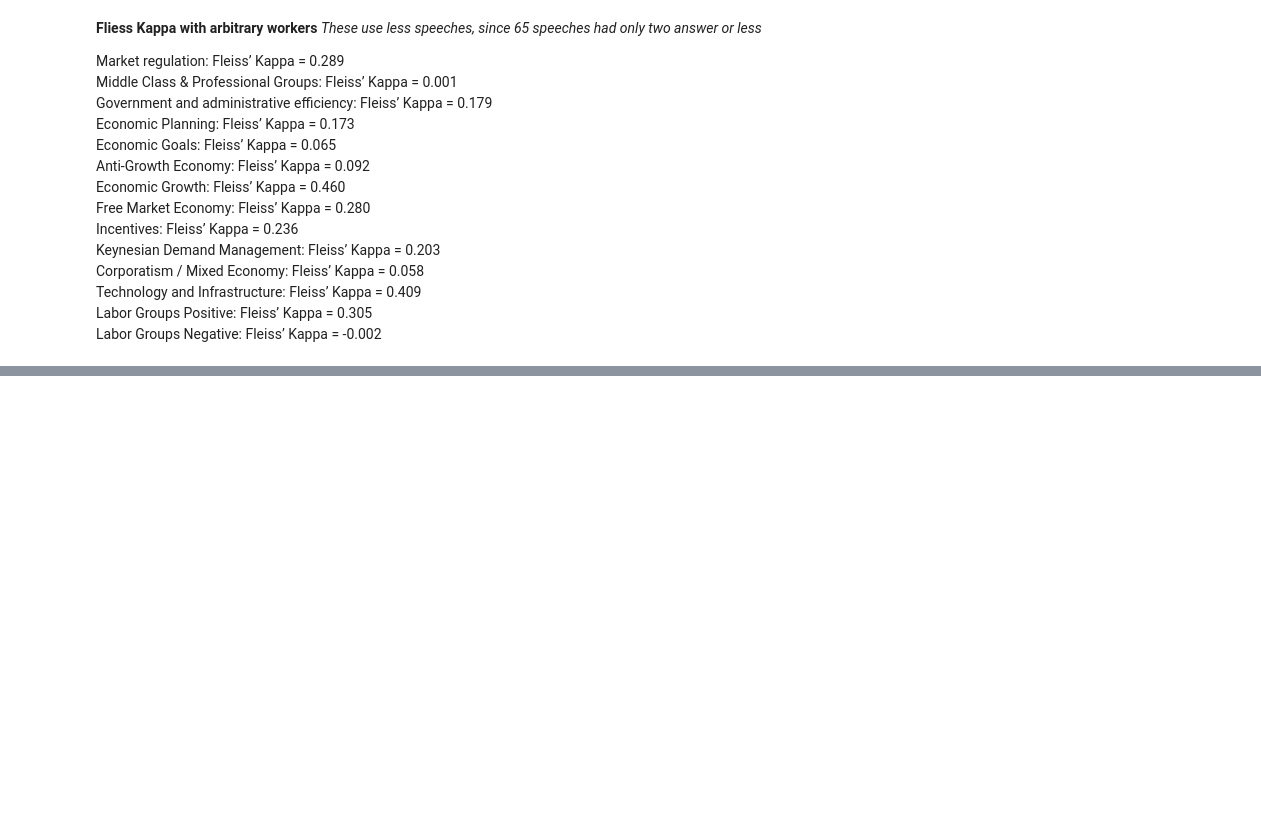
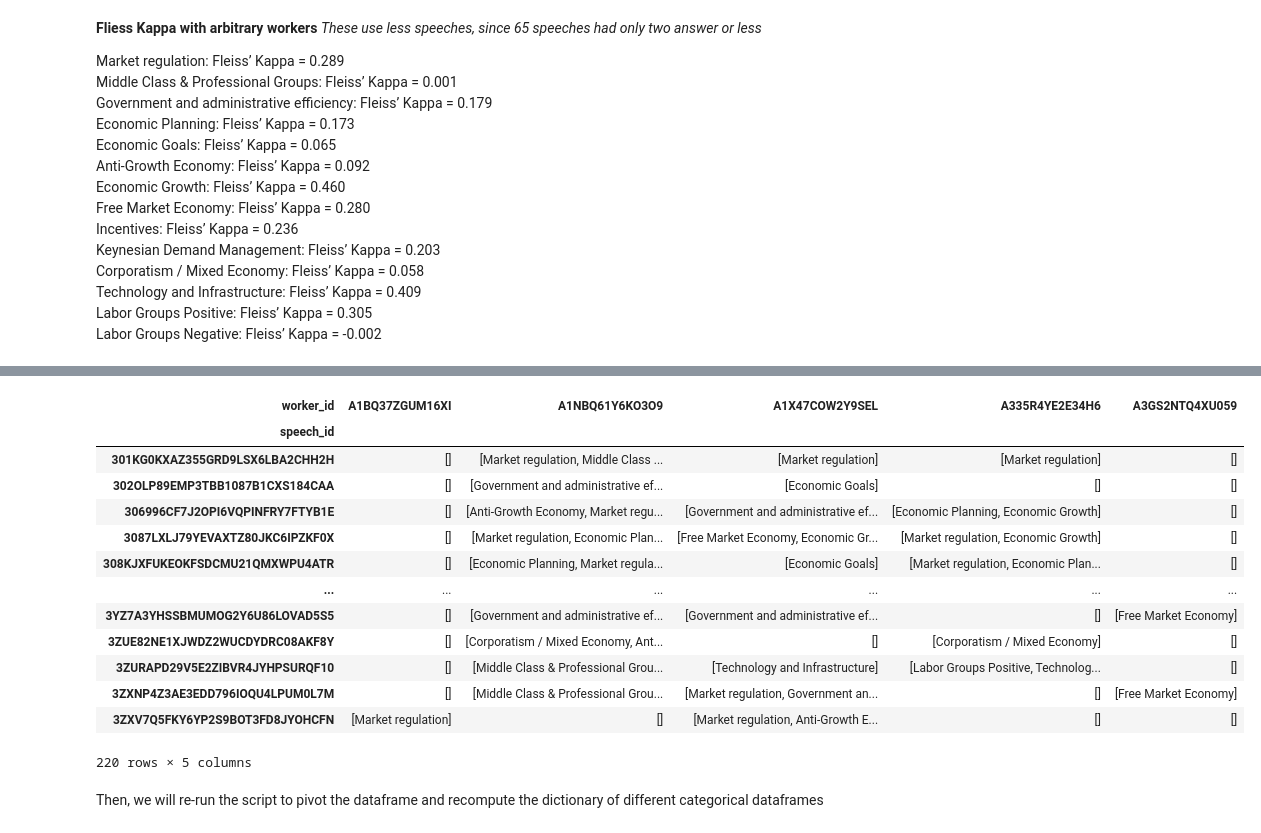
Before and after one commit to toletich311/manifesto_annotations, a Jupyter notebook: Annotations/Annotations_Labeling_Statistics.ipynb, the cells around one changed output, grey strips where cells are left out. Saved outputs shown, nothing was run; the diff lists cells and outputs as text; code cells hidden in the pictures; blank space fills up the shorter version.

```diff
--- a/Annotations/Annotations_Labeling_Statistics.ipynb
+++ b/Annotations/Annotations_Labeling_Statistics.ipynb
@@ -760,0 +776,24 @@ Labor Groups Negative: Fleiss’ Kappa = -0.002</p>
+# %%
+# for each category_df[category], we must cut worker A1BQ37ZGUM16XI
+workers_to_remove = ['A1BQ37ZGUM16XI']
+
+# drop this column from df_pivot
+df_pivot.drop(columns = workers_to_remove, inplace=True)
+df_pivot
+# %% [output]
+| worker_id | A1BQ37ZGUM16XI | A1NBQ61Y6KO3O9 | A1X47COW2Y9SEL | A335R4YE2E34H6 | A3GS2NTQ4XU059 |
+| speech_id |  |  |  |  |  |
+| 301KG0KXAZ355GRD9LSX6LBA2CHH2H | [] | [Market regulation, Middle Class ... | [Market regulation] | [Market regulation] | [] |
+| 302OLP89EMP3TBB1087B1CXS184CAA | [] | [Government and administrative ef... | [Economic Goals] | [] | [] |
+| 306996CF7J2OPI6VQPINFRY7FTYB1E | [] | [Anti-Growth Economy, Market regu... | [Government and administrative ef... | [Economic Planning, Economic Growth] | [] |
+| 3087LXLJ79YEVAXTZ80JKC6IPZKF0X | [] | [Market regulation, Economic Plan... | [Free Market Economy, Economic Gr... | [Market regulation, Economic Growth] | [] |
+| 308KJXFUKEOKFSDCMU21QMXWPU4ATR | [] | [Economic Planning, Market regula... | [Economic Goals] | [Market regulation, Economic Plan... | [] |
+| ... | ... | ... | ... | ... | ... |
+| 3YZ7A3YHSSBMUMOG2Y6U86LOVAD5S5 | [] | [Government and administrative ef... | [Government and administrative ef... | [] | [Free Market Economy] |
+| 3ZUE82NE1XJWDZ2WUCDYDRC08AKF8Y | [] | [Corporatism / Mixed Economy, Ant... | [] | [Corporatism / Mixed Economy] | [] |
+| 3ZURAPD29V5E2ZIBVR4JYHPSURQF10 | [] | [Middle Class & Professional Grou... | [Technology and Infrastructure] | [Labor Groups Positive, Technolog... | [] |
+| 3ZXNP4Z3AE3EDD796IOQU4LPUM0L7M | [] | [Middle Class & Professional Grou... | [Market regulation, Government an... | [] | [Free Market Economy] |
+| 3ZXV7Q5FKY6YP2S9BOT3FD8JYOHCFN | [Market regulation] | [] | [Market regulation, Anti-Growth E... | [] | [] |
+220 rows × 5 columns
+# %% [markdown]
+Then, we will re-run the script to pivot the dataframe and recompute the dictionary of different categorical dataframes
```
Also changed, not shown: parts of 8 cells of this notebook.
